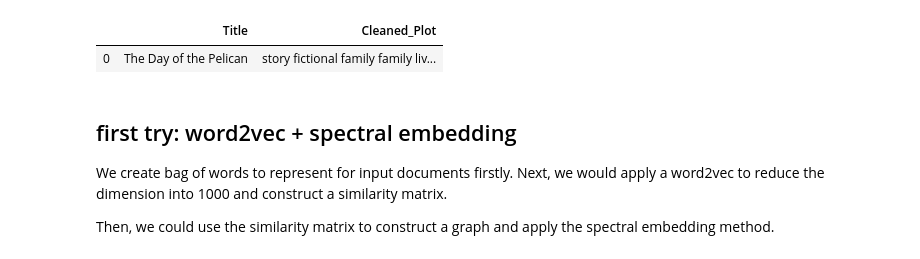
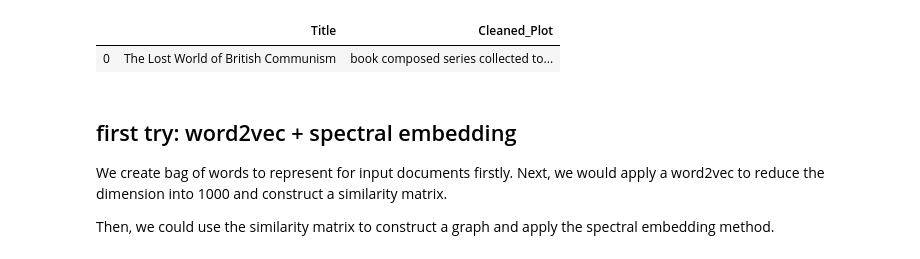
Before and after one commit to SteveChenWL/Various-Dimension-Reduction-Techniques-for-Book-Recommendation-and-Classification, a Jupyter notebook: src/Reduction Techniques/LSI/LSI - Recommendation System.ipynb, the cells around one changed output. Cells and saved outputs as stored; diff of their text form; code cells hidden in the pictures.

```diff
--- a/src/Reduction Techniques/LSI/LSI - Recommendation System.ipynb
+++ b/src/Reduction Techniques/LSI/LSI - Recommendation System.ipynb
@@ -16,12 +16,12 @@ import gensim
 from gensim import corpora,models
 # %%
 # load data and clean it
-df = pd.read_csv('Data/clean_data_v2.csv')
+df = pd.read_csv('../../Data/clean_data_v3.csv')
 df = df[['Title','Cleaned_Plot']]
 df.head(1)
 # %% [output]
 |  | Title | Cleaned_Plot |
-| 0 | The Day of the Pelican | story fictional family family liv... |
+| 0 | The Lost World of British Communism | book composed series collected to... |
 # %% [markdown]
 ## first try: word2vec + spectral embedding
 We create bag of words to represent for input documents firstly. Next, we would apply a word2vec to reduce the dimension into 1000 and construct a similarity matrix.
```
Also changed, not shown: parts of 11 cells of this notebook.
